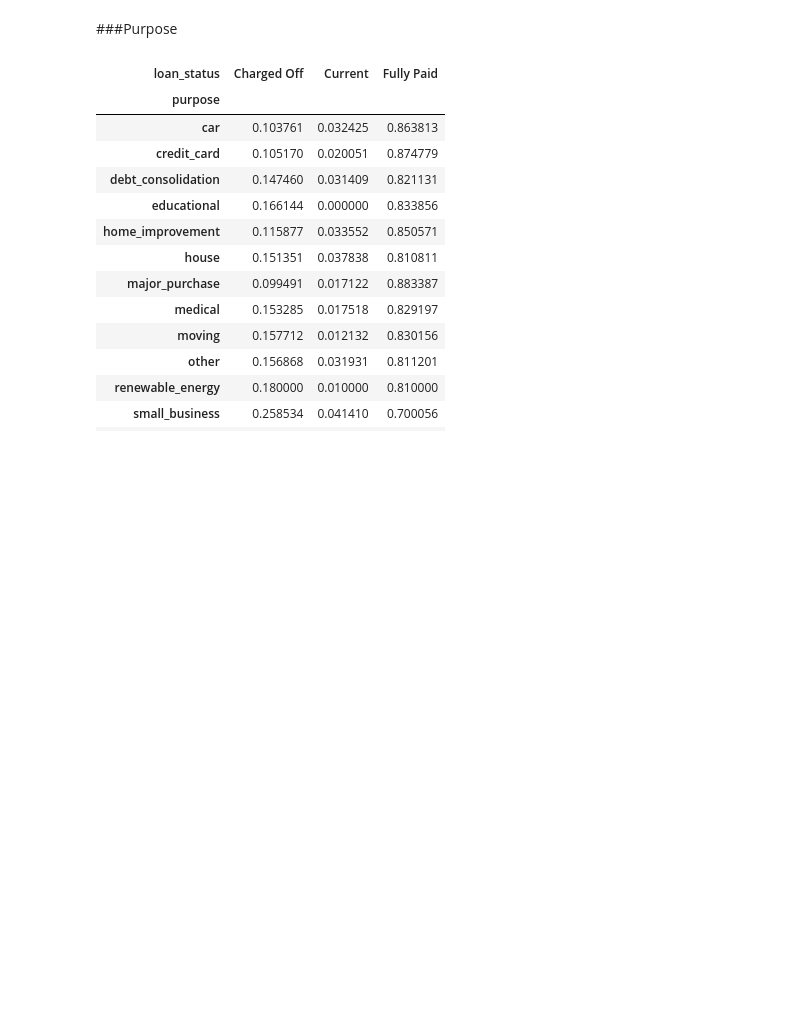
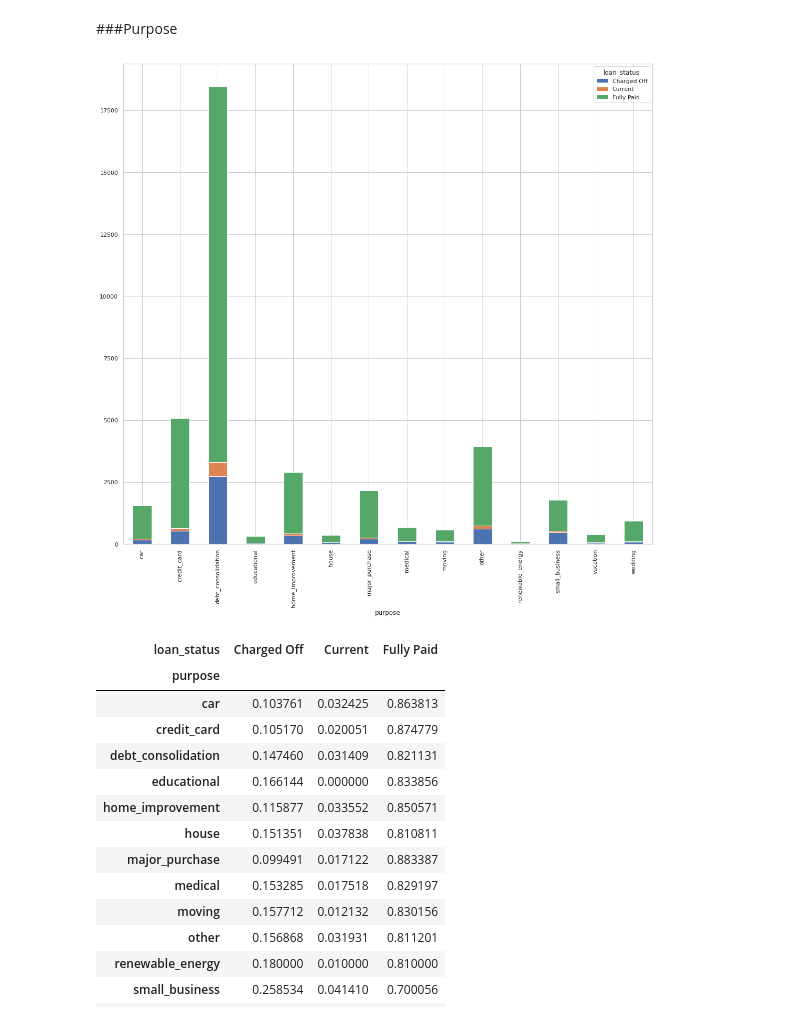
Before and after one commit to karthikmnkrishna/Loan-default-prediction, a Jupyter notebook: Loan_Case_study.ipynb, the cells around one changed output. Cells and saved outputs as stored; diff of their text form; code cells hidden in the pictures; blank space fills up the shorter version.

```diff
--- a/Loan_Case_study.ipynb
+++ b/Loan_Case_study.ipynb
@@ -483,6 +508,10 @@ pd.crosstab(index = [df.grade] , columns = df.loan_status , values = df.loan_amn
 | G | 0.319079 | 0.055921 | 0.625000 |
 # %% [markdown]
 ###Purpose
+# %%
+bar_plot('purpose', 'loan_status',tabletoggle= False,sizecolumn= 15 , sizerow= 15,axistoggle= 'on')
+# %% [output]
+[figure, added]
 # %%
 pd.crosstab([df.purpose],df.loan_status,values=df.loan_amnt,aggfunc='count',
            normalize='index')
```
Also changed, not shown: parts of 19 cells of this notebook.
